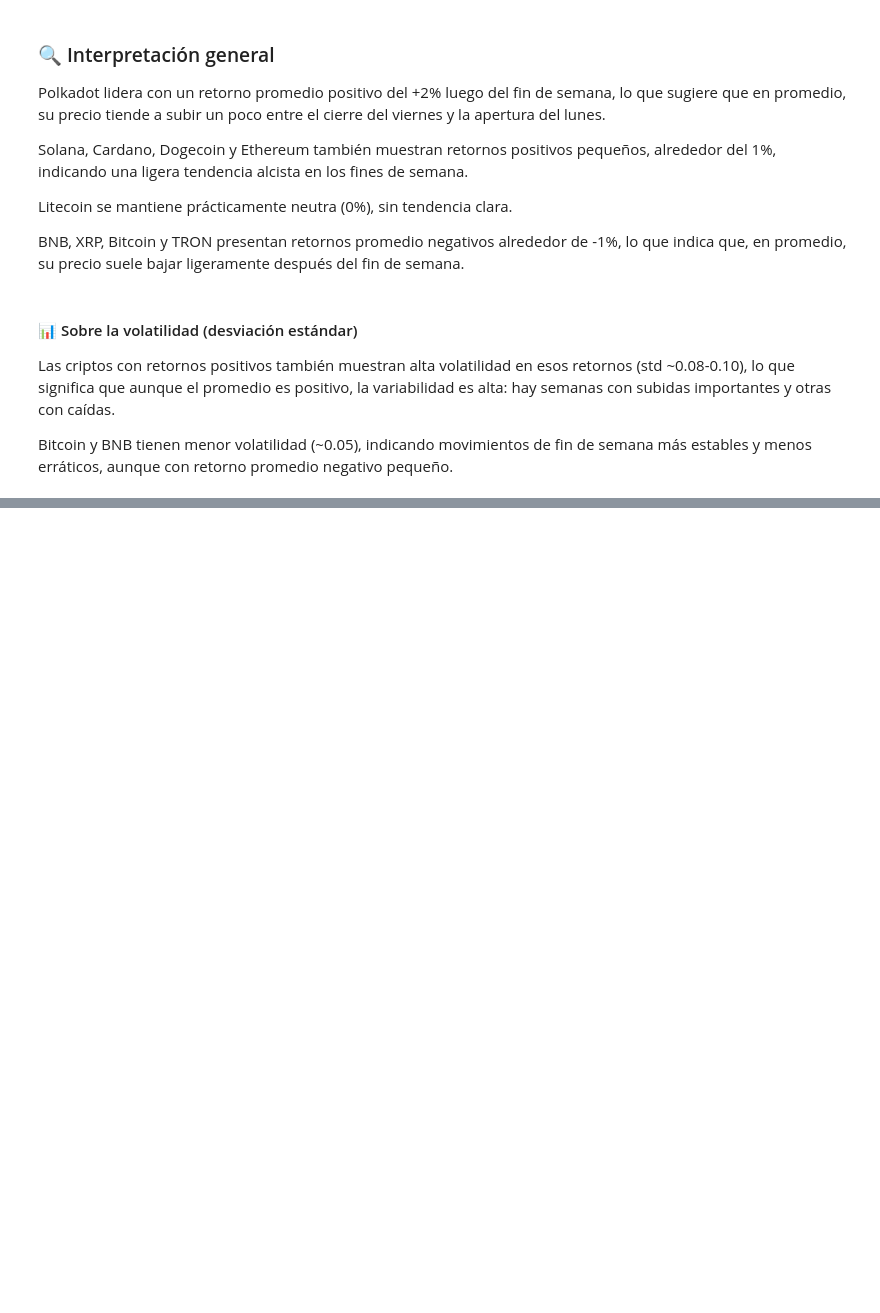
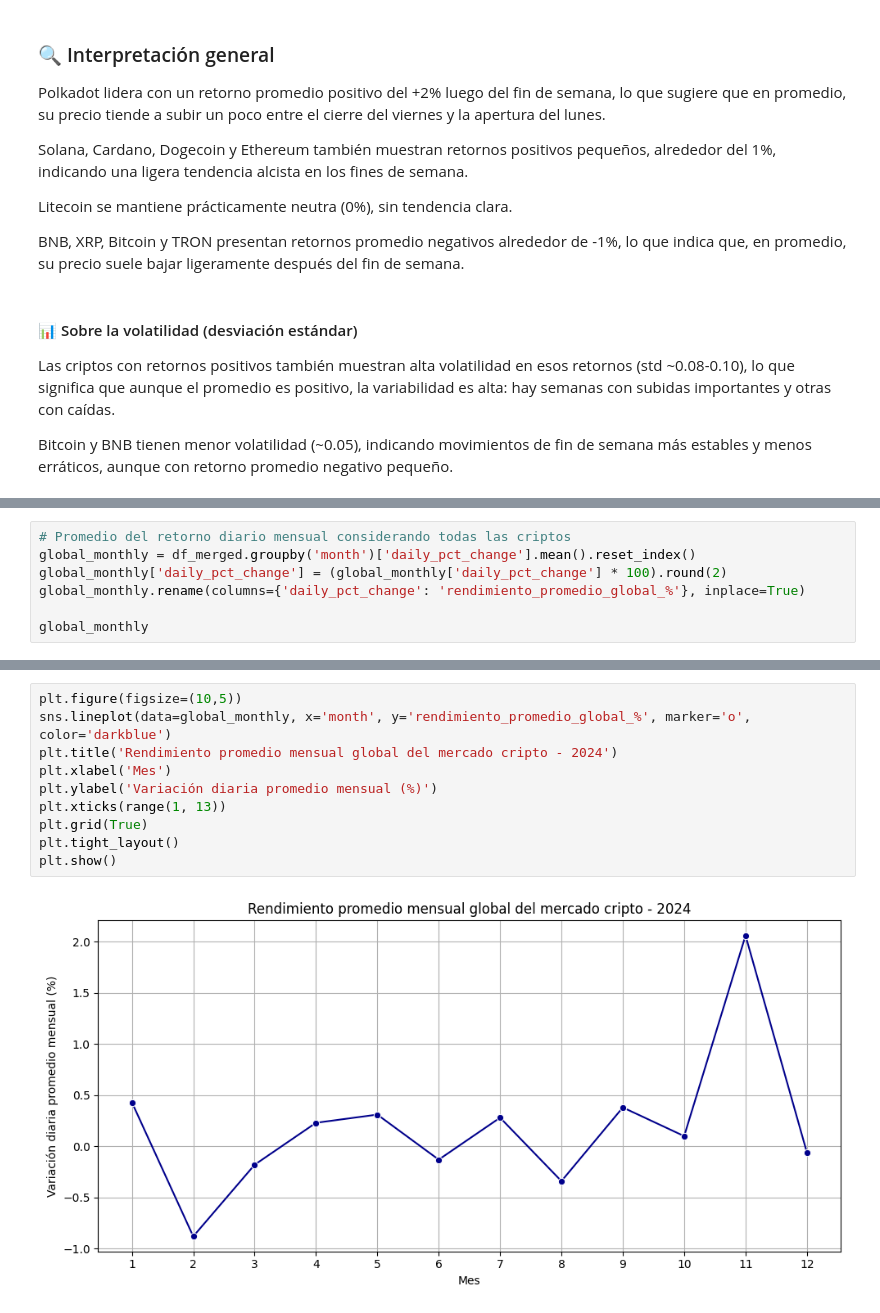
Before and after one commit to TraversaOlazabal/Data-Science-2---ML, a Jupyter notebook: CriptoAnalytics_AlejandroTraversaOlazabal.ipynb, the cells around one changed output, grey strips where cells are left out. Saved outputs shown, nothing was run; the diff lists cells and outputs as text; blank space fills up the shorter version.

```diff
--- a/CriptoAnalytics_AlejandroTraversaOlazabal.ipynb
+++ b/CriptoAnalytics_AlejandroTraversaOlazabal.ipynb
@@ -1747,0 +1914,7 @@ Bitcoin y BNB tienen menor volatilidad (~0.05), indicando movimientos de fin de
+# %%
+# Promedio del retorno diario mensual considerando todas las criptos
+global_monthly = df_merged.groupby('month')['daily_pct_change'].mean().reset_index()
+global_monthly['daily_pct_change'] = (global_monthly['daily_pct_change'] * 100).round(2)
+global_monthly.rename(columns={'daily_pct_change': 'rendimiento_promedio_global_%'}, inplace=True)
+
+global_monthly
@@ -1747,0 +1935,12 @@ Bitcoin y BNB tienen menor volatilidad (~0.05), indicando movimientos de fin de
+# %%
+plt.figure(figsize=(10,5))
+sns.lineplot(data=global_monthly, x='month', y='rendimiento_promedio_global_%', marker='o', color='darkblue')
+plt.title('Rendimiento promedio mensual global del mercado cripto - 2024')
+plt.xlabel('Mes')
+plt.ylabel('Variación diaria promedio mensual (%)')
+plt.xticks(range(1, 13))
+plt.grid(True)
+plt.tight_layout()
+plt.show()
+# %% [output]
+[figure, added]
```
Also changed, not shown: parts of 16 cells of this notebook.
